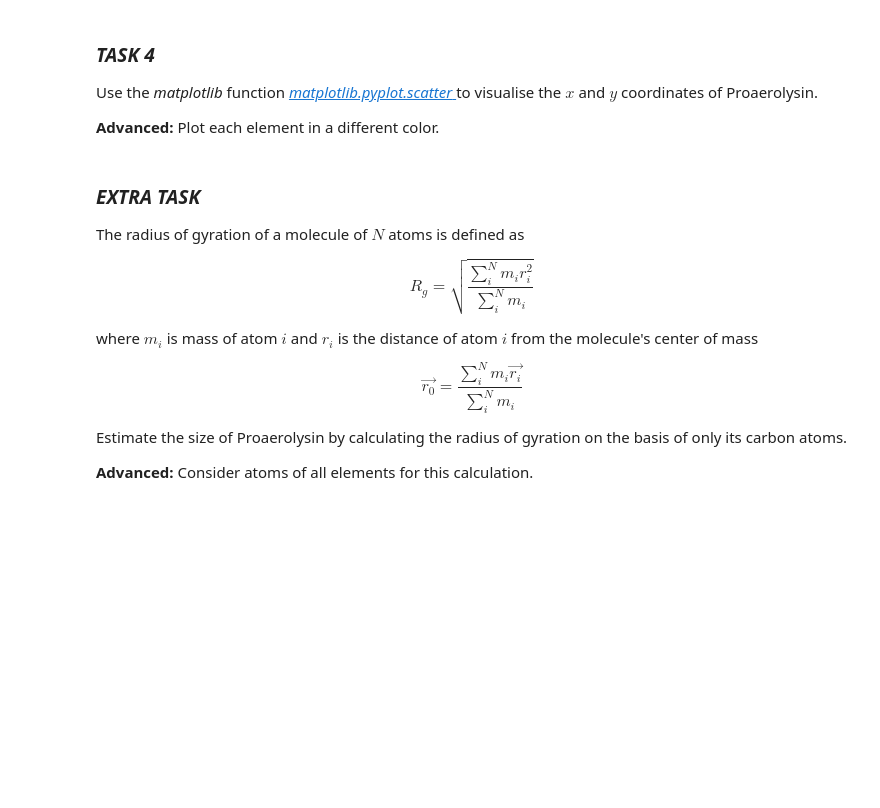
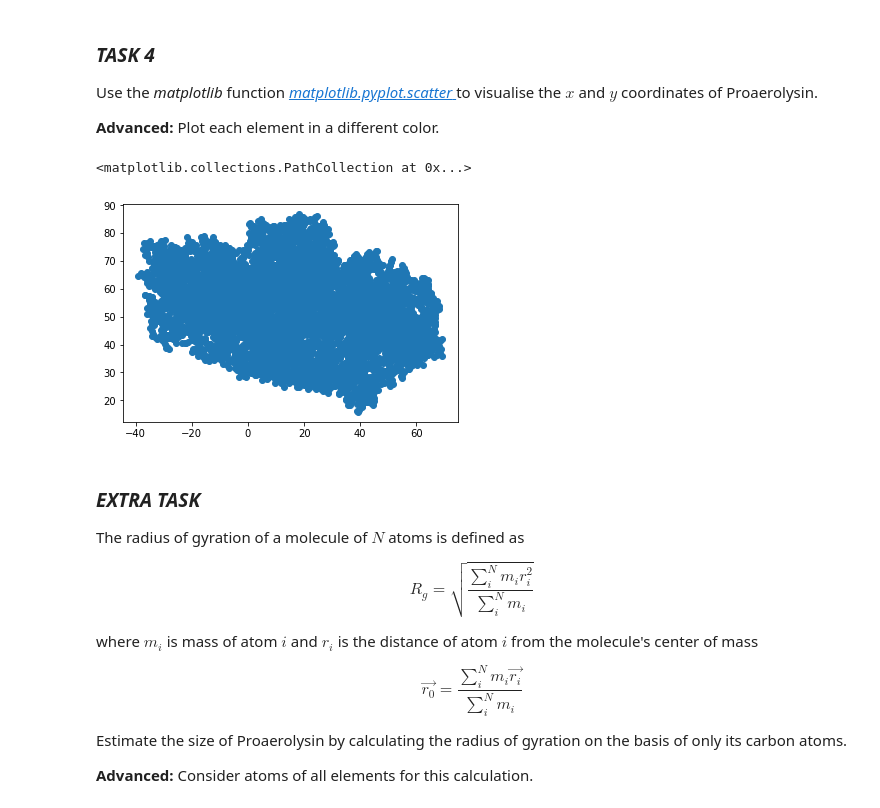
Before and after one commit to mhantke/python-course, a Jupyter notebook: session3/session3-AndyDolan.ipynb, the cells around one changed output. Drawn from its saved outputs; the diff is of its cells as text; code cells hidden in the pictures; blank space fills up the shorter version.

```diff
--- a/session3/session3-AndyDolan.ipynb
+++ b/session3/session3-AndyDolan.ipynb
@@ -169,20 +177,43 @@ Define a function ``read_pdb(filename)`` that expects as input parameter a PDB f
 
 **Advanced:** Save the function in another file called ``pdb_``*yourname*``.py``, import and call it.
 # %%
+import numpy
+
+proton_number = {'C' : 6, 'N' : 7, 'O' : 8, 'S' : 16}
+
 def pdbatoms(file1, file2):
     filein=open(file1, "r")
     fileout=open(file2, "w")
+    X = []
+    Y = []
+    Z = []
+    E = []
     for line in filein:
         if line[0:4] == "ATOM":
-            x = line[31:38]
-            y = line[40:46]
-            z = line[48:54]
+            x = float(line[31:38])
+            y = float(line[39:46])
+            z = float(line[47:54])
             e = line[77:78]
-            coord = f'{x}, {y}, {z}, {e}\n'
-            print(coord)
+            a = proton_number[e]
+            X.append(x)
+            Y.append(y)
+            Z.append(z)
+            E.append(a)
+            coord = f'{x}\t{y}\t{z}\t{a}\n'
             fileout.write(coord)
+    X = numpy.array(X)
+    Y = numpy.array(Y)
+    Z = numpy.array(Z)
+    A = numpy.array(E)
+    return (X, Y , Z, A)
+    file1.close()
+    file2.close()
 
-pdbatoms("1PRE.pdb", "PREatomsadolan.txt")
+pdbatoms("1PRE.pdb", "PREatomsadolan2.txt")
 
 #WORKS
+
+# normally create a list and convert into a numpy array
+
+# in this case initialize empty lists, then convert later.
 # %% [output]
@@ -244,3 +258,10 @@ import matplotlib
+# %%
+X, Y, Z, A = pdbatoms('1PRE.pdb','PREatomsadolan3.txt')
+
+matplotlib.pyplot.scatter(X,Y)
+# %% [output]
+<matplotlib.collections.PathCollection at 0x...>
+[figure, added]
 # %% [markdown]
 ### *EXTRA TASK*
 
```
Also changed, not shown: parts of 6 cells of this notebook, 4 other files.
